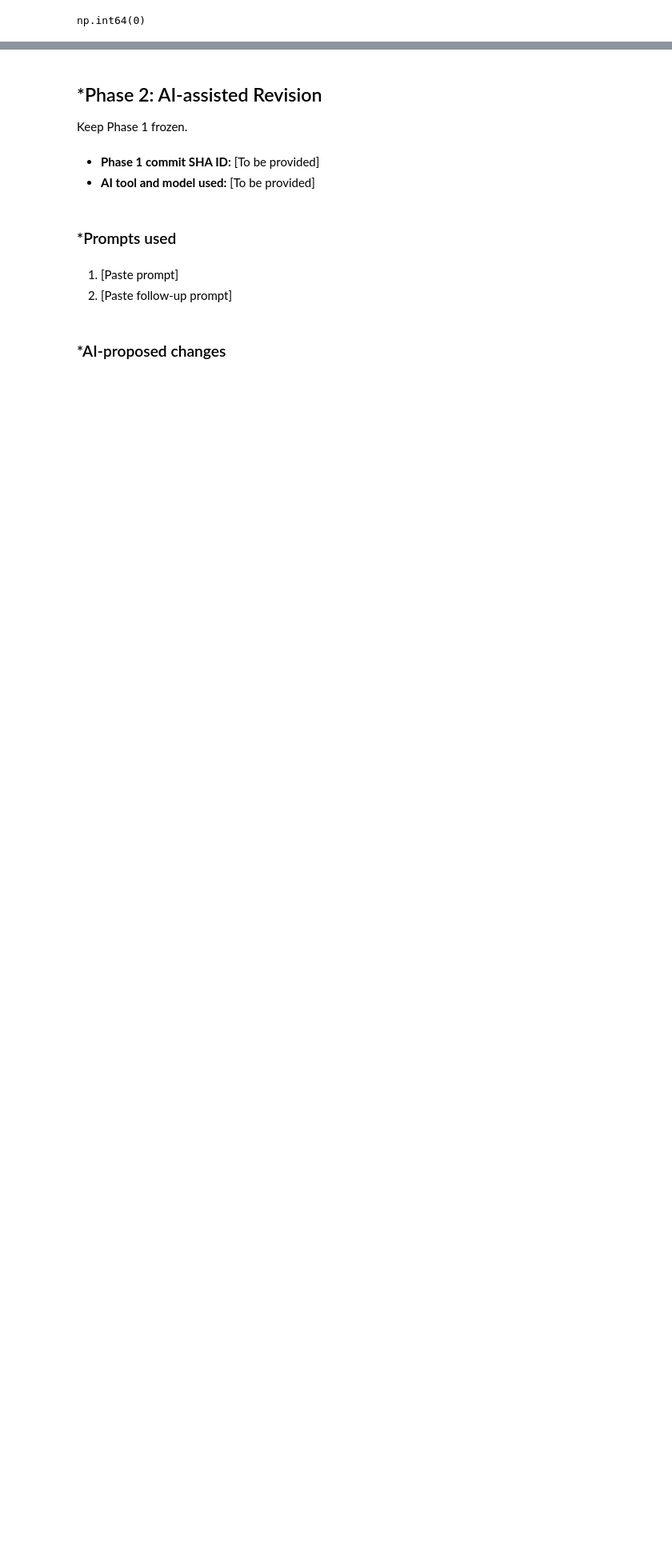
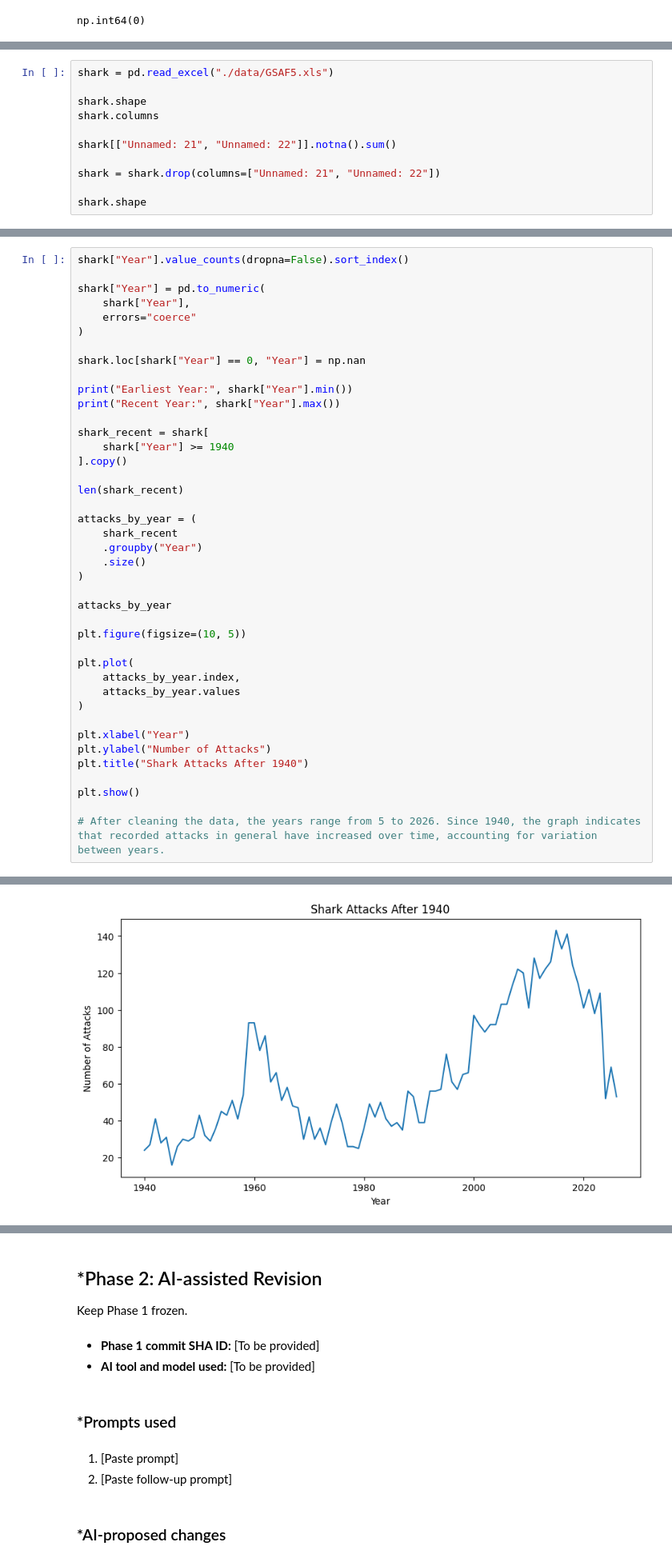
Before and after one commit to rushilnanga/A01-data-wrangling, a Jupyter notebook: notebook.ipynb, the cells around one changed output, grey strips where cells are left out. Shown at 80% size. Saved outputs shown, nothing was run; the diff lists cells and outputs as text; blank space fills up the shorter version.

```diff
--- a/notebook.ipynb
+++ b/notebook.ipynb
@@ -55,0 +89,11 @@ np.int64(0)
+# %%
+shark = pd.read_excel("./data/GSAF5.xls")
+
+shark.shape
+shark.columns
+
+shark[["Unnamed: 21", "Unnamed: 22"]].notna().sum()
+
+shark = shark.drop(columns=["Unnamed: 21", "Unnamed: 22"])
+
+shark.shape
@@ -55,0 +102,42 @@ np.int64(0)
+# %%
+shark["Year"].value_counts(dropna=False).sort_index()
+
+shark["Year"] = pd.to_numeric(
+    shark["Year"],
+    errors="coerce"
+)
+
+shark.loc[shark["Year"] == 0, "Year"] = np.nan
+
+print("Earliest Year:", shark["Year"].min())
+print("Recent Year:", shark["Year"].max())
+
+shark_recent = shark[
+    shark["Year"] >= 1940
+].copy()
+
+len(shark_recent)
+
+attacks_by_year = (
+    shark_recent
+    .groupby("Year")
+    .size()
+)
+
+attacks_by_year
+
+plt.figure(figsize=(10, 5))
+
+plt.plot(
+    attacks_by_year.index,
+    attacks_by_year.values
+)
+
+plt.xlabel("Year")
+plt.ylabel("Number of Attacks")
+plt.title("Shark Attacks After 1940")
+
+plt.show()
+
+# After cleaning the data, the years range from 5 to 2026. Since 1940, the graph indicates that recorded attacks in general have increased over time, accounting for variation between years.
+# %% [output]
@@ -55,0 +146 @@ np.int64(0)
+[figure, added]
```
Also changed, not shown: parts of 6 cells of this notebook.
